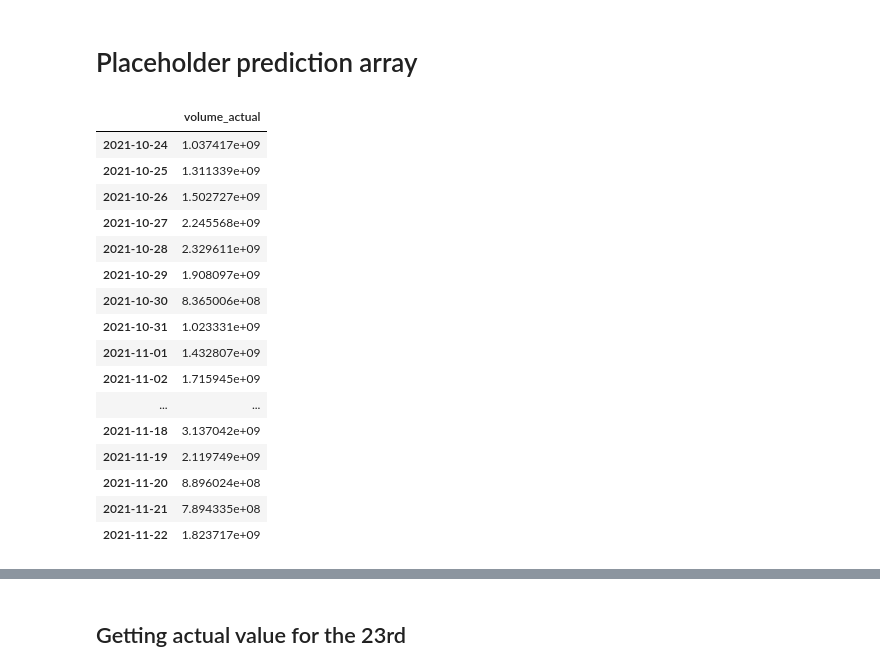
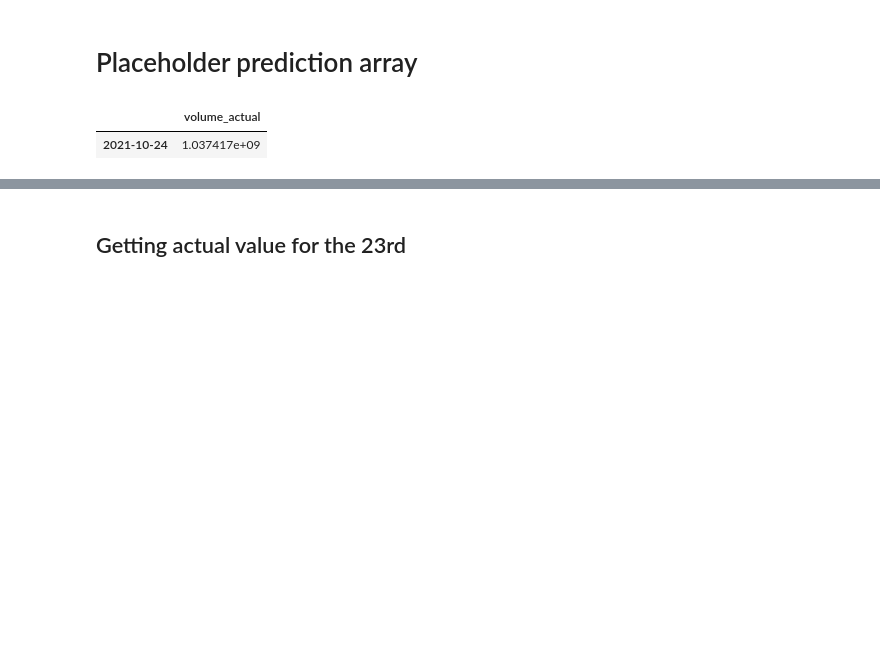
Before and after one commit to michelangelo89/btc_sent_fc, a Jupyter notebook: notebooks/ss_post_proc.ipynb, the cells around one changed output, grey strips where cells are left out. Saved outputs shown, nothing was run; the diff lists cells and outputs as text; code cells hidden in the pictures; blank space fills up the shorter version.

```diff
--- a/notebooks/ss_post_proc.ipynb
+++ b/notebooks/ss_post_proc.ipynb
@@ -24,7 +17,7 @@ def to_readable_datetime(x):
     from datetime import datetime
     return datetime.utcfromtimestamp(x).strftime('%Y-%m-%d %H:%M:%S')
 # %%
-df = pd.read_csv("gcs://wagon-data-750-btc-sent-fc/input_data/features_2016.csv",
+df = pd.read_csv("gcs://wagon-data-750-btc-sent-fc/input_data/input_data_1.csv",
                  index_col=0,
                  parse_dates=True)
 # %%
@@ -295,3 +289,3 @@ url = "https://cloudsentiment-gijujv7fiq-ew.a.run.app/predict"
 # %%
-predict_placeholder = big_df[["volume_gross"]].iloc[-30:]
+predict_placeholder = df[["volume_gross"]].iloc[-31:]
 predict_placeholder.columns = ["volume_actual"]
@@ -298,20 +296,7 @@ predict_placeholder.columns = ["volume_actual"]
+# %%
+predict_placeholder.drop(dt.datetime(2021, 10,23), inplace = True)
 # %%
-predict_placeholder
+predict_placeholder.head(1)
 # %% [output]
 |  | volume_actual |
 | 2021-10-24 | 1.037417e+09 |
-| 2021-10-25 | 1.311339e+09 |
-| 2021-10-26 | 1.502727e+09 |
-| 2021-10-27 | 2.245568e+09 |
-| 2021-10-28 | 2.329611e+09 |
-| 2021-10-29 | 1.908097e+09 |
-| 2021-10-30 | 8.365006e+08 |
-| 2021-10-31 | 1.023331e+09 |
-| 2021-11-01 | 1.432807e+09 |
-| 2021-11-02 | 1.715945e+09 |
-| ... | ... |
-| 2021-11-18 | 3.137042e+09 |
-| 2021-11-19 | 2.119749e+09 |
-| 2021-11-20 | 8.896024e+08 |
-| 2021-11-21 | 7.894335e+08 |
-| 2021-11-22 | 1.823717e+09 |
```
Also changed, not shown: parts of 36 cells of this notebook.
